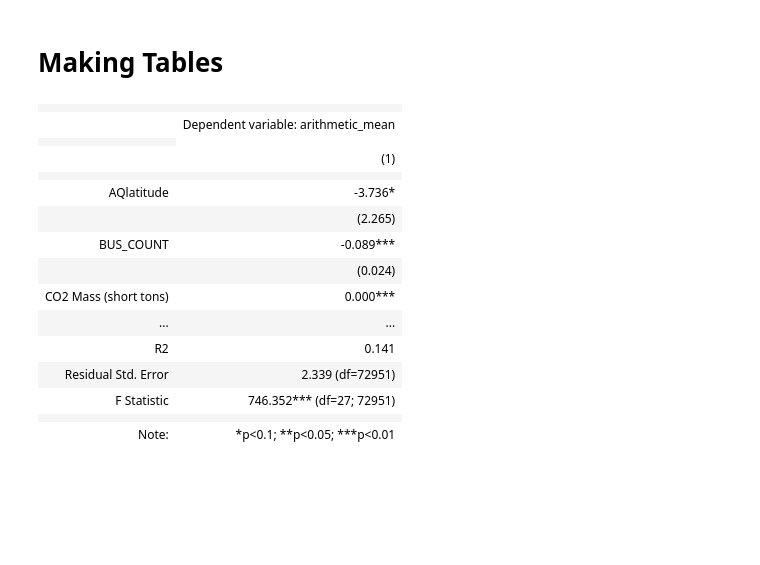
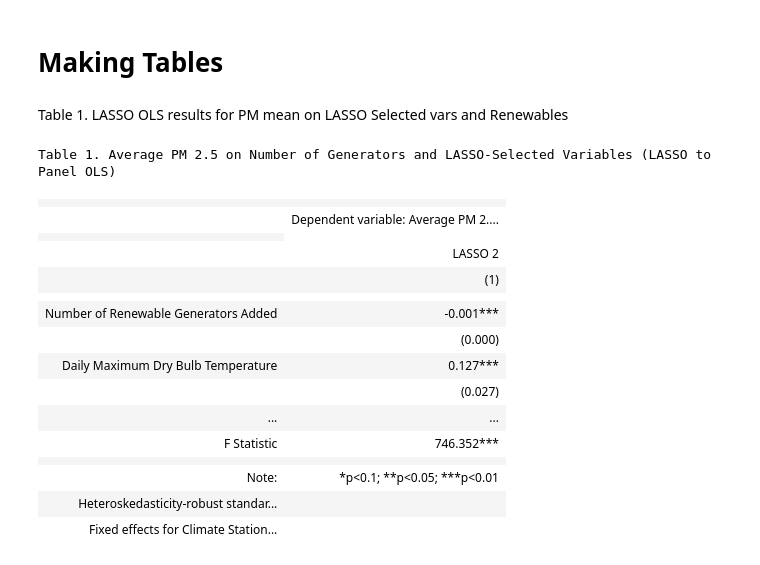
Before and after one commit to griffinberonio/AAE-724-Repo, a Jupyter notebook: Final_Model_Analysis.ipynb, the cells around one changed output. Saved outputs shown, nothing was run; the diff lists cells and outputs as text; code cells hidden in the pictures; blank space fills up the shorter version.

```diff
--- a/Final_Model_Analysis.ipynb
+++ b/Final_Model_Analysis.ipynb
@@ -381,3 +382,18 @@ random_forest_aqi[3].head(20)
 # %%
 import os
 from stargazer.stargazer import Stargazer, LineLocation
+# %% [markdown]
+Table 1. LASSO OLS results for PM mean on LASSO Selected vars and Renewables
+# %%
+def sig_vars(model_name):
+    p_values = model_name.pvalues
+
+    # Filter for variables where p < 0.05 (or your chosen threshold)
+    significant_vars = p_values[p_values < 0.05].index.tolist()
+
+    # If the 'intercept' or 'const' is significant but you want to hide it,
+    # you can remove it from the list manually:
+    if 'const' in significant_vars:
+        significant_vars.remove('const')
+
+    return significant_vars
@@ -384,20 +439,41 @@ from stargazer.stargazer import Stargazer, LineLocation
 # %%
-Star = Stargazer([OLS_PM_NUM])
-Star
+
+star1 = Stargazer([OLS_PM_NUM])
+
+star1.title("Table 1. Average PM 2.5 on Number of Generators and LASSO-Selected Variables (LASSO to Panel OLS)")
+star1.custom_columns(["LASSO 2"], [1])
+star1.covariate_order(sig_vars(OLS_PM_NUM))  # Only include significant variables in the table
+star1.dependent_variable_name("Average PM 2.5 (µg/m³)")
+star1.rename_covariates(rename_dict)
+star1.significance_levels([0.1, 0.05, 0.01])   # * p<0.1, ** p<0.05, *** p<0.01
+star1.show_degrees_of_freedom(False)
+
+star1.add_line(
+    "Standard errors",
+    ["Robust (HC1)"],
+    LineLocation.FOOTER_TOP,
+)
+star1.add_custom_notes([
+    "Heteroskedasticity-robust standard errors in parentheses.",
+    "Fixed effects for Climate Station and Year included",
+])
+
+star1
 # %% [output]
+Table 1. Average PM 2.5 on Number of Generators and LASSO-Selected Variables (LASSO to Panel OLS)
 |  |  |
-|  | Dependent variable: arithmetic_mean |
+|  | Dependent variable: Average PM 2.... |
 |  |
+|  | LASSO 2 |
 |  | (1) |
 |  |  |
-| AQlatitude | -3.736* |
-|  | (2.265) |
-| BUS_COUNT | -0.089*** |
-|  | (0.024) |
-| CO2 Mass (short tons) | 0.000*** |
+| Number of Renewable Generators Added | -0.001*** |
+|  | (0.000) |
+| Daily Maximum Dry Bulb Temperature | 0.127*** |
+|  | (0.027) |
 | ... | ... |
-| R2 | 0.141 |
-| Residual Std. Error | 2.339 (df=72951) |
-| F Statistic | 746.352*** (df=27; 72951) |
+| F Statistic | 746.352*** |
 |  |  |
 | Note: | *p<0.1; **p<0.05; ***p<0.01 |
+| Heteroskedasticity-robust standar... |  |
+| Fixed effects for Climate Station... |  |
```
Also changed, not shown: parts of 14 cells of this notebook, 1 other file.
